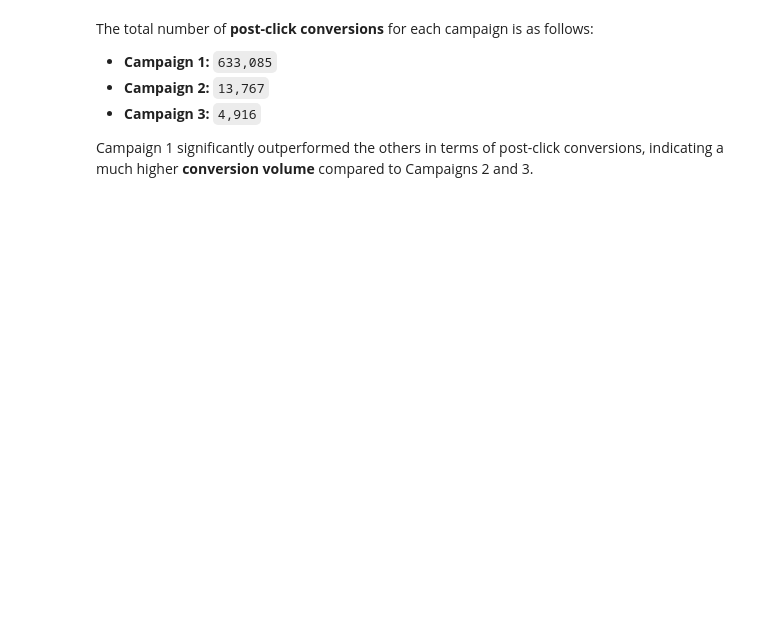
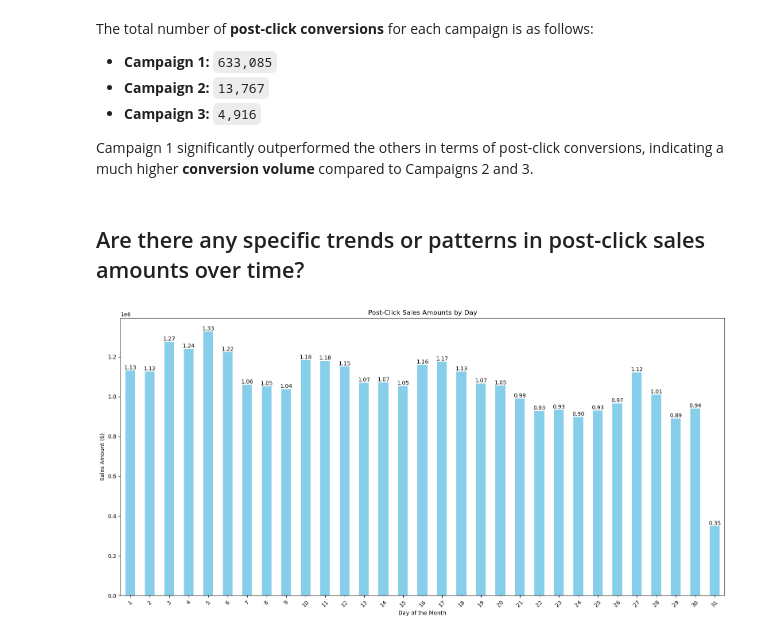
Before and after one commit to Tanush-IIITH/Projects, a Jupyter notebook: Online_Ads_DS/main.ipynb, the cells around one changed output. Saved outputs shown, nothing was run; the diff lists cells and outputs as text; code cells hidden in the pictures; blank space fills up the shorter version.

Commit message:
Add post-click sale analytics

```diff
--- a/Online_Ads_DS/main.ipynb
+++ b/Online_Ads_DS/main.ipynb
@@ -490,3 +491,31 @@ The total number of **post-click conversions** for each campaign is as follows:
 - **Campaign 3:** `4,916`
 
 Campaign 1 significantly outperformed the others in terms of post-click conversions, indicating a much higher **conversion volume** compared to Campaigns 2 and 3.
+# %% [markdown]
+## Are there any specific trends or patterns in post-click sales amounts over time?
+# %%
+#Creating a visulization of post-click sales amounts vs day
+post_click_sales_daily = df.groupby('day')['post_click_sales_amount'].sum()
+
+fid, ax = plt.subplots(figsize=(16, 8))
+bars = post_click_sales_daily.plot(kind='bar', ax=ax, color = 'skyblue')
+
+for bar in ax.patches:
+    height = bar.get_height()
+    ax.text(
+        bar.get_x() + bar.get_width()/2,
+        height,
+        f'{(height/1e6):,.2f}',
+        ha='center', va='bottom', fontsize=10, color='black'
+    )
+
+ax.set_title('Post-Click Sales Amounts by Day')
+ax.set_xlabel('Day of the Month')
+ax.set_ylabel('Sales Amount ($)')
+ax.set_xticks(range(len(post_click_sales_daily)))
+ax.set_xticklabels(post_click_sales_daily.index, rotation=45)
+
+plt.tight_layout()
+plt.show()
+# %% [output]
+[figure, added]
```
Also changed, not shown: parts of 6 cells of this notebook.
